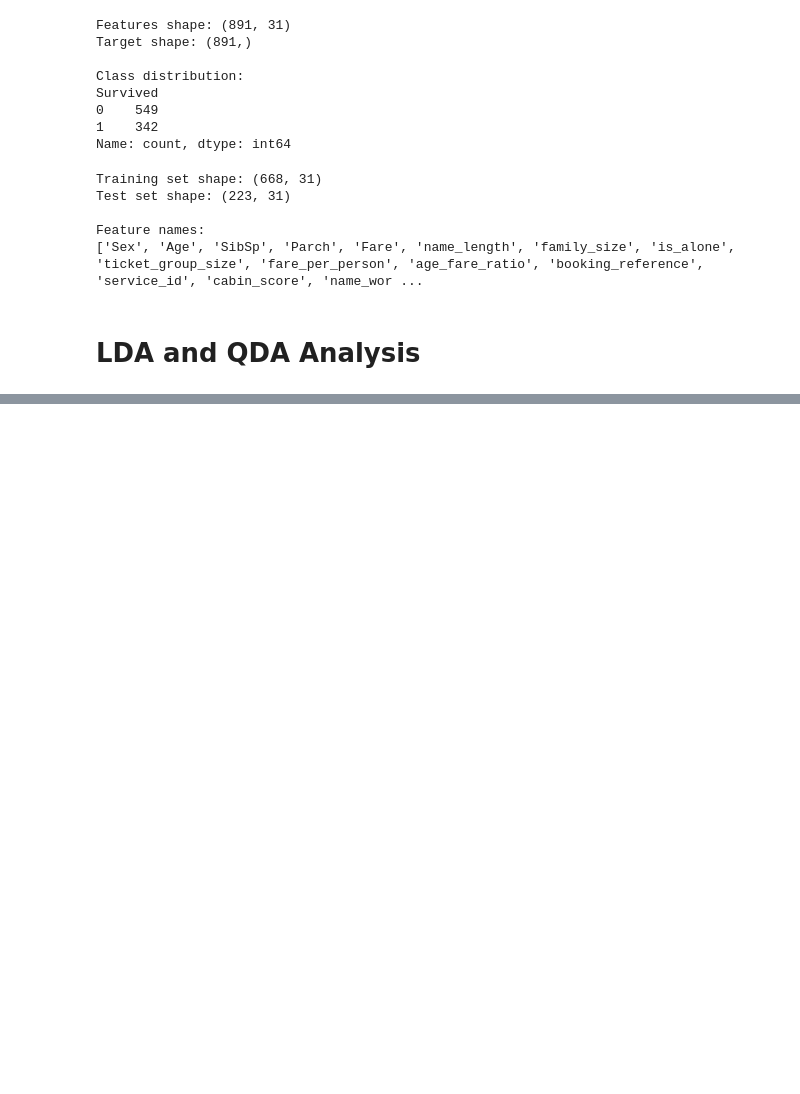
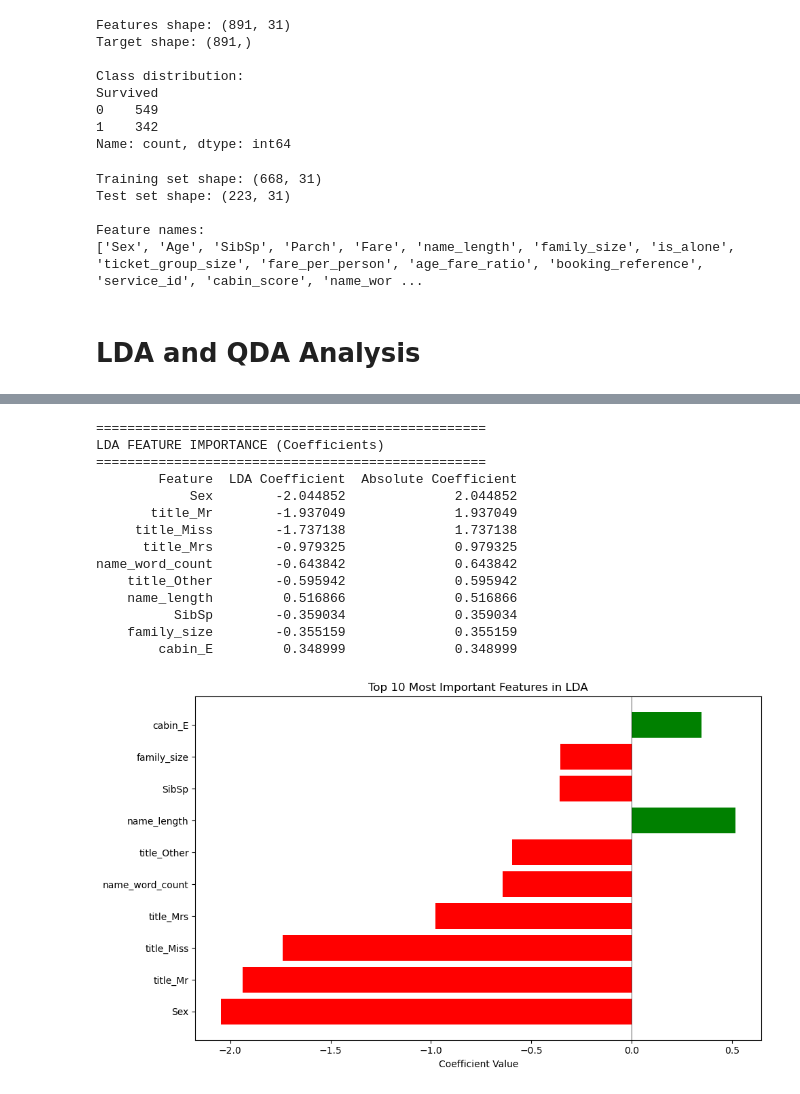
Before and after one commit to AequaIis/572Project, a Jupyter notebook: Preethi_Analysis.ipynb, the cells around one changed output, grey strips where cells are left out. Saved outputs shown, nothing was run; the diff lists cells and outputs as text; code cells hidden in the pictures; blank space fills up the shorter version.

```diff
--- a/Preethi_Analysis.ipynb
+++ b/Preethi_Analysis.ipynb
@@ -181,0 +486,44 @@ Feature names:
+# %%
+# Feature Coefficients and Importance
+# LDA coefficients show which features contribute most to the discriminant function
+feature_names = X.columns.tolist()
+lda_coef = lda.coef_[0]
+
+# Create a dataframe of feature importance for LDA
+feature_importance_lda = pd.DataFrame({
+    'Feature': feature_names,
+    'LDA Coefficient': lda_coef,
+    'Absolute Coefficient': np.abs(lda_coef)
+}).sort_values('Absolute Coefficient', ascending=False)
+
+print("\n" + "="*50)
+print("LDA FEATURE IMPORTANCE (Coefficients)")
+print("="*50)
+print(feature_importance_lda.head(10).to_string(index=False))
+
+# Visualize top 10 features
+fig, ax = plt.subplots(figsize=(10, 6))
+top_10 = feature_importance_lda.head(10)
+colors = ['green' if x > 0 else 'red' for x in top_10['LDA Coefficient']]
+ax.barh(top_10['Feature'], top_10['LDA Coefficient'], color=colors)
+ax.set_xlabel('Coefficient Value')
+ax.set_title('Top 10 Most Important Features in LDA')
+ax.axvline(x=0, color='black', linestyle='-', linewidth=0.5)
+plt.tight_layout()
+plt.show()
+# %% [output]
+==================================================
+LDA FEATURE IMPORTANCE (Coefficients)
+==================================================
+        Feature  LDA Coefficient  Absolute Coefficient
+            Sex        -2.044852              2.044852
+       title_Mr        -1.937049              1.937049
+     title_Miss        -1.737138              1.737138
+      title_Mrs        -0.979325              0.979325
+name_word_count        -0.643842              0.643842
+    title_Other        -0.595942              0.595942
+    name_length         0.516866              0.516866
+          SibSp        -0.359034              0.359034
+    family_size        -0.355159              0.355159
+        cabin_E         0.348999              0.348999
+[figure, added]
```
Also changed, not shown: parts of 12 cells of this notebook, 1 other file.
